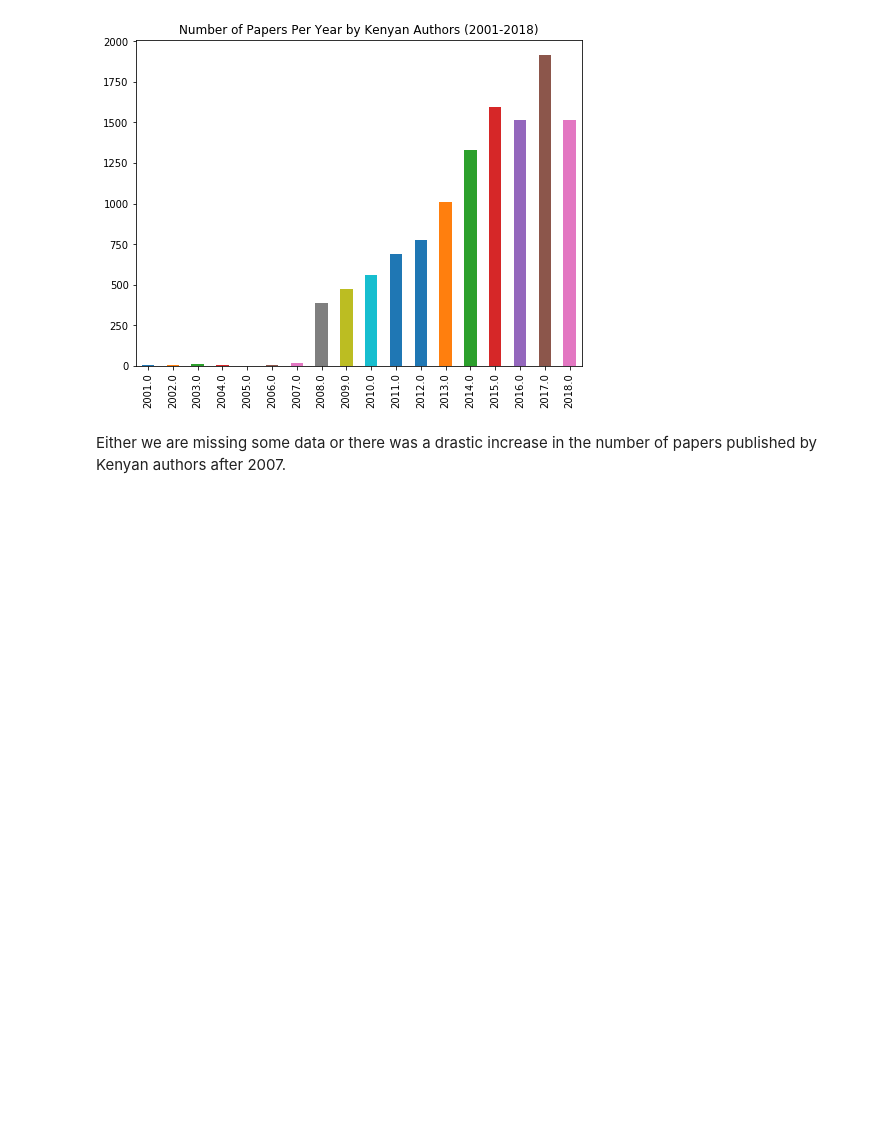
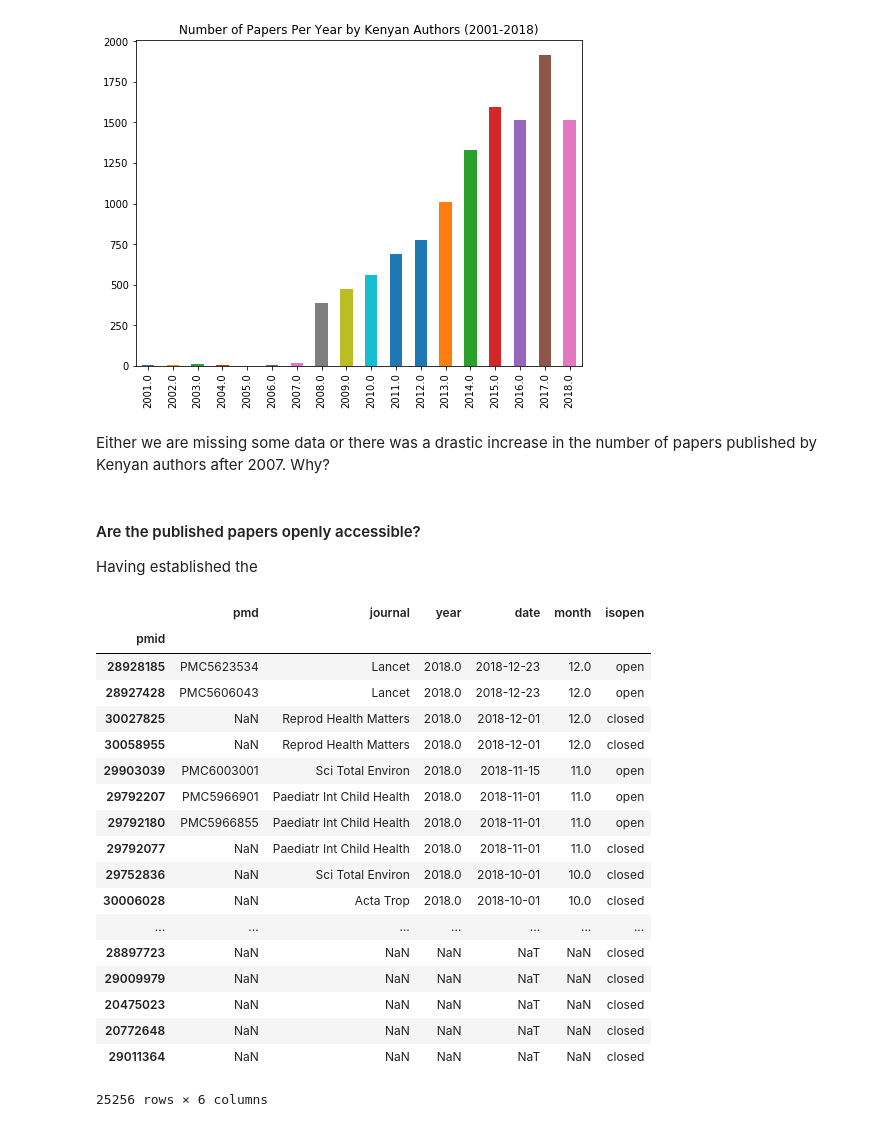
Before and after one commit to BioinfoNet/Data-mining, a Jupyter notebook: Notebooks/Data_Analysis.ipynb, the cells around one changed output. Cells and saved outputs as stored; diff of their text form; code cells hidden in the pictures; blank space fills up the shorter version.

Commit message:
further data analysis

```diff
--- a/Notebooks/Data_Analysis.ipynb
+++ b/Notebooks/Data_Analysis.ipynb
@@ -45,4 +45,21 @@ plt.savefig('../plots/papers_per_year.png')  # saves the current figure
 # %% [output]
 [figure]
 # %% [markdown]
-Either we are missing some data or there was a drastic increase in the number of papers published by Kenyan authors after 2007.
+Either we are missing some data or there was a drastic increase in the number of papers published by Kenyan authors after 2007. Why?
+# %% [markdown]
+#### Are the published papers openly accessible?
+
+Having established the
+# %%
+import math
+
+def isOpen(line):
+    try:
+        if math.isnan(line):
+            line = 'closed'
+    except TypeError:
+        line = 'open'
+    return line
+
+# Create a new column that checks whether the paper is open or not
+data['isopen'] = data.pmd.apply(lambda l:isOpen(l))
@@ -48,0 +68,22 @@ Either we are missing some data or there was a drastic increase in the number of
+# %%
+data.sort_values(by='date', ascending=False)
+# %% [output]
+|  | pmd | journal | year | date | month | isopen |
+| pmid |  |  |  |  |  |  |
+| 28928185 | PMC5623534 | Lancet | 2018.0 | 2018-12-23 | 12.0 | open |
+| 28927428 | PMC5606043 | Lancet | 2018.0 | 2018-12-23 | 12.0 | open |
+| 30027825 | NaN | Reprod Health Matters | 2018.0 | 2018-12-01 | 12.0 | closed |
+| 30058955 | NaN | Reprod Health Matters | 2018.0 | 2018-12-01 | 12.0 | closed |
+| 29903039 | PMC6003001 | Sci Total Environ | 2018.0 | 2018-11-15 | 11.0 | open |
+| 29792207 | PMC5966901 | Paediatr Int Child Health | 2018.0 | 2018-11-01 | 11.0 | open |
+| 29792180 | PMC5966855 | Paediatr Int Child Health | 2018.0 | 2018-11-01 | 11.0 | open |
+| 29792077 | NaN | Paediatr Int Child Health | 2018.0 | 2018-11-01 | 11.0 | closed |
+| 29752836 | NaN | Sci Total Environ | 2018.0 | 2018-10-01 | 10.0 | closed |
+| 30006028 | NaN | Acta Trop | 2018.0 | 2018-10-01 | 10.0 | closed |
+| ... | ... | ... | ... | ... | ... | ... |
+| 28897723 | NaN | NaN | NaN | NaT | NaN | closed |
+| 29009979 | NaN | NaN | NaN | NaT | NaN | closed |
+| 20475023 | NaN | NaN | NaN | NaT | NaN | closed |
+| 20772648 | NaN | NaN | NaN | NaT | NaN | closed |
+| 29011364 | NaN | NaN | NaN | NaT | NaN | closed |
+25256 rows × 6 columns
```
Also changed, not shown: parts of 8 cells of this notebook, 2 other files.
